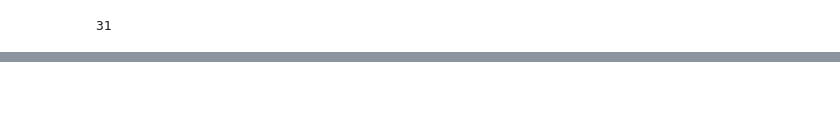
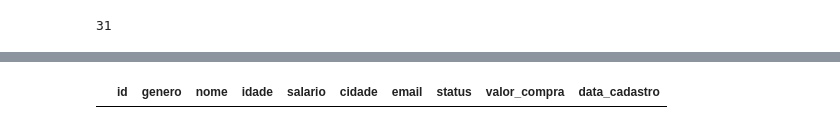
Before and after one commit to VitoriaN27/Python, a Jupyter notebook: limpezadedados.ipynb, the cells around one changed output, grey strips where cells are left out. Drawn from its saved outputs; the diff is of its cells as text; code cells hidden in the pictures; blank space fills up the shorter version.

Commit message:
buscando dados duplicados pelo "id"

```diff
--- a/limpezadedados.ipynb
+++ b/limpezadedados.ipynb
@@ -232,0 +233,5 @@ dataset.loc[(dataset['idade'] < 0 ) | (dataset['idade'] > 120 ) ]
+# %%
+#dados duplicados, buscamos pelo id
+dataset[dataset.duplicated(['id'], keep=False)]
+# %% [output]
+|  | id | genero | nome | idade | salario | cidade | email | status | valor_compra | data_cadastro |
```
Also changed, not shown: parts of 4 cells of this notebook.
